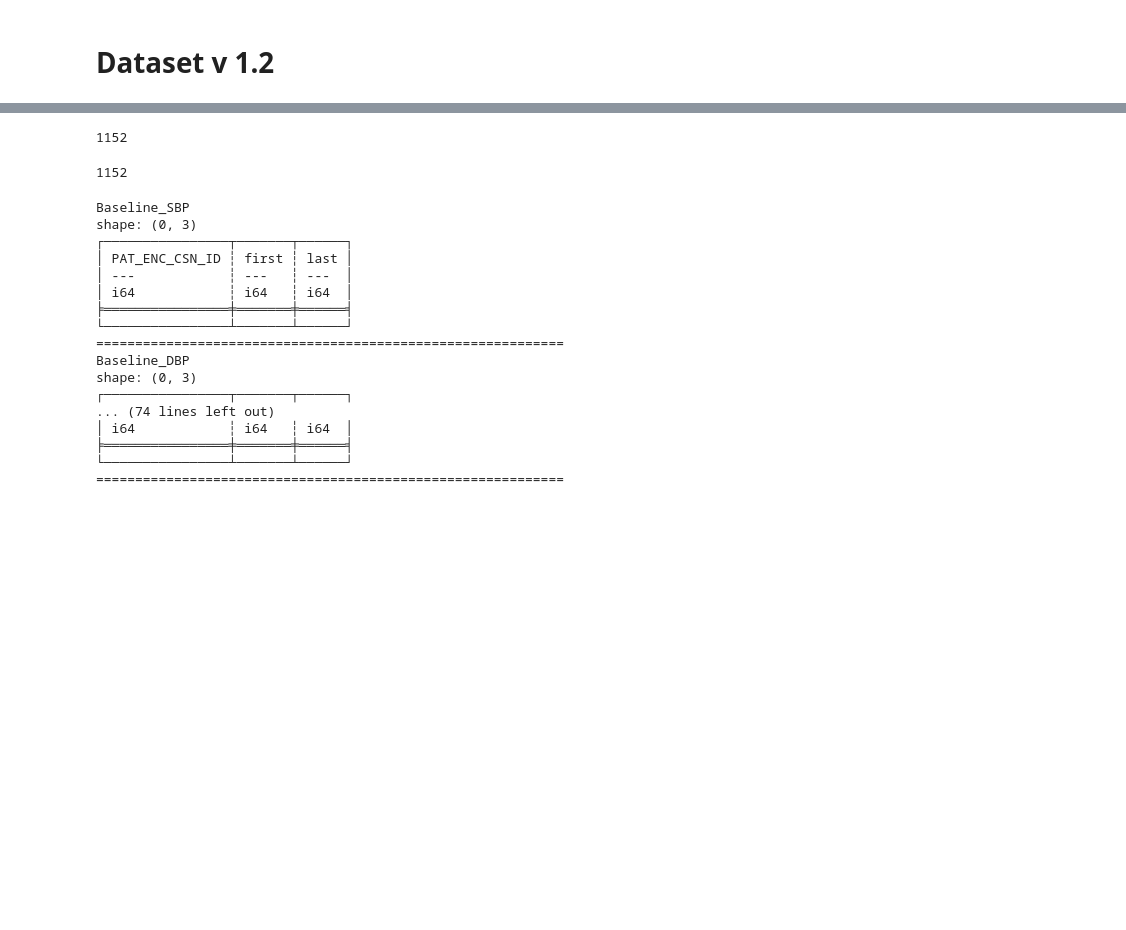
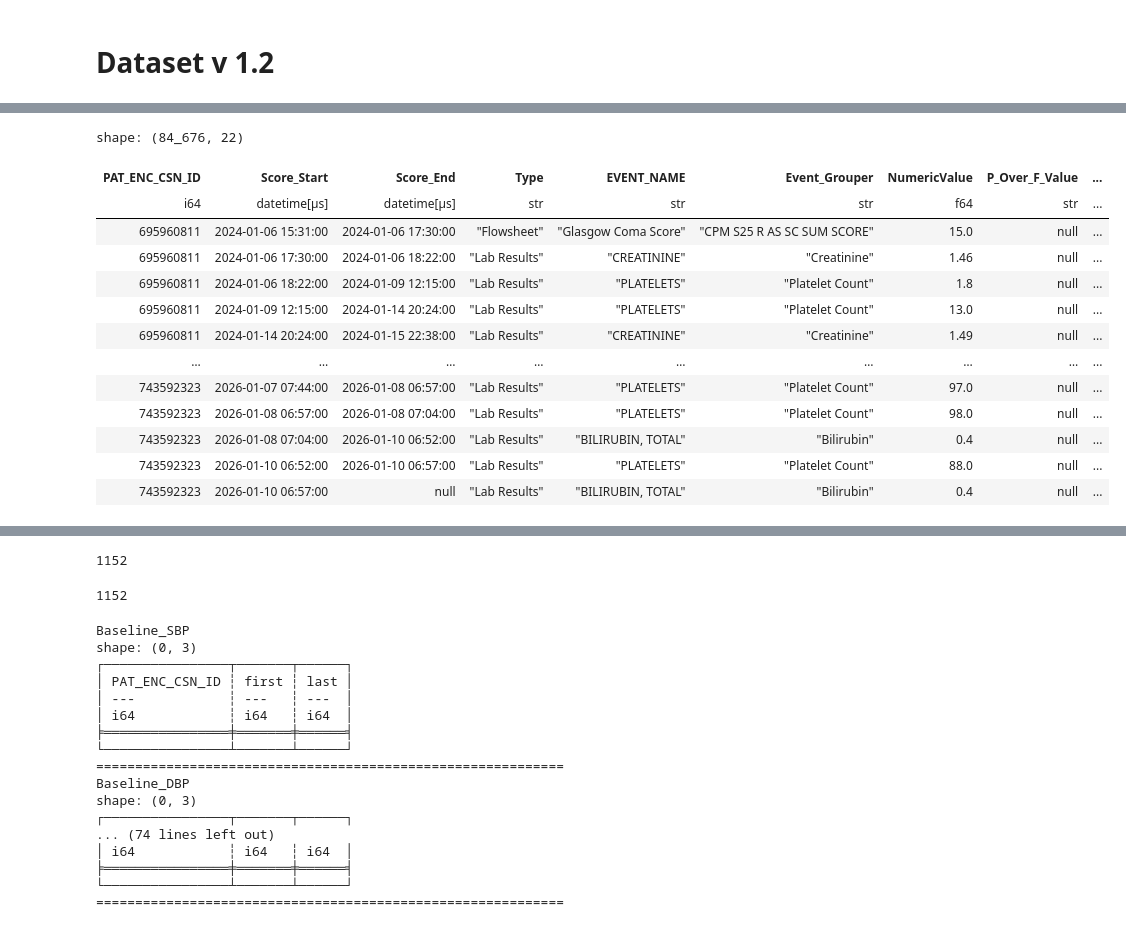
Before and after one commit to UTSW-CIC/Sepsis-Analysis, a Jupyter notebook: notebooks/00_eda.ipynb, the cells around one changed output, grey strips where cells are left out. Saved outputs shown, nothing was run; the diff lists cells and outputs as text; code cells hidden in the pictures; blank space fills up the shorter version.

```diff
--- a/notebooks/00_eda.ipynb
+++ b/notebooks/00_eda.ipynb
@@ -146,0 +808,17 @@ lf_all = lf_all.with_columns(
+# %%
+df_sofa_subset
+# %% [output]
+shape: (84_676, 22)
+| PAT_ENC_CSN_ID | Score_Start | Score_End | Type | EVENT_NAME | Event_Grouper | NumericValue | P_Over_F_Value | ... |
+| i64 | datetime[μs] | datetime[μs] | str | str | str | f64 | str | ... |
+| 695960811 | 2024-01-06 15:31:00 | 2024-01-06 17:30:00 | "Flowsheet" | "Glasgow Coma Score" | "CPM S25 R AS SC SUM SCORE" | 15.0 | null | ... |
+| 695960811 | 2024-01-06 17:30:00 | 2024-01-06 18:22:00 | "Lab Results" | "CREATININE" | "Creatinine" | 1.46 | null | ... |
+| 695960811 | 2024-01-06 18:22:00 | 2024-01-09 12:15:00 | "Lab Results" | "PLATELETS" | "Platelet Count" | 1.8 | null | ... |
+| 695960811 | 2024-01-09 12:15:00 | 2024-01-14 20:24:00 | "Lab Results" | "PLATELETS" | "Platelet Count" | 13.0 | null | ... |
+| 695960811 | 2024-01-14 20:24:00 | 2024-01-15 22:38:00 | "Lab Results" | "CREATININE" | "Creatinine" | 1.49 | null | ... |
+| … | … | … | … | … | … | … | … | ... |
+| 743592323 | 2026-01-07 07:44:00 | 2026-01-08 06:57:00 | "Lab Results" | "PLATELETS" | "Platelet Count" | 97.0 | null | ... |
+| 743592323 | 2026-01-08 06:57:00 | 2026-01-08 07:04:00 | "Lab Results" | "PLATELETS" | "Platelet Count" | 98.0 | null | ... |
+| 743592323 | 2026-01-08 07:04:00 | 2026-01-10 06:52:00 | "Lab Results" | "BILIRUBIN, TOTAL" | "Bilirubin" | 0.4 | null | ... |
+| 743592323 | 2026-01-10 06:52:00 | 2026-01-10 06:57:00 | "Lab Results" | "PLATELETS" | "Platelet Count" | 88.0 | null | ... |
+| 743592323 | 2026-01-10 06:57:00 | null | "Lab Results" | "BILIRUBIN, TOTAL" | "Bilirubin" | 0.4 | null | ... |
```
Also changed, not shown: parts of 43 cells of this notebook, 49 other files.
